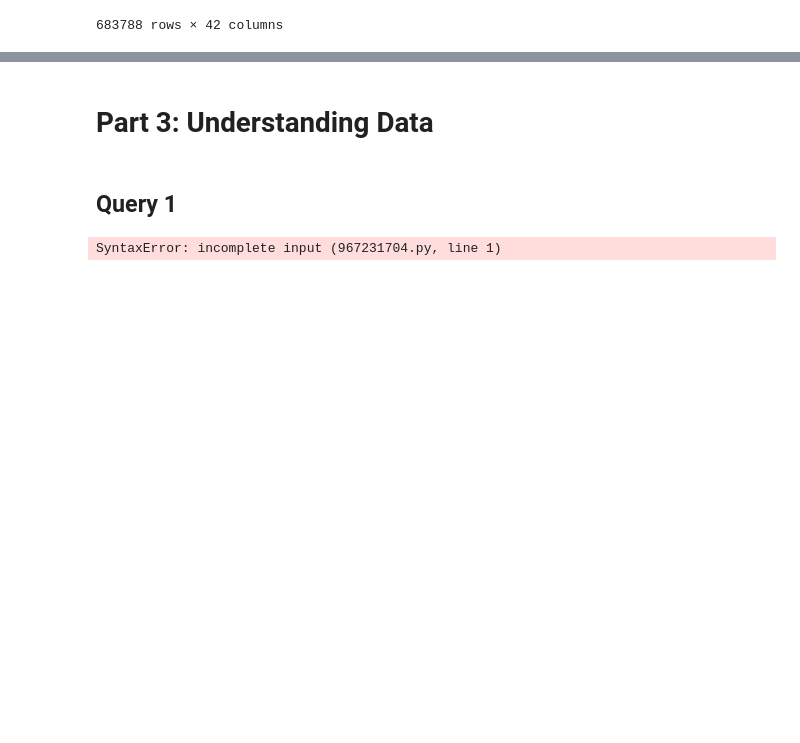
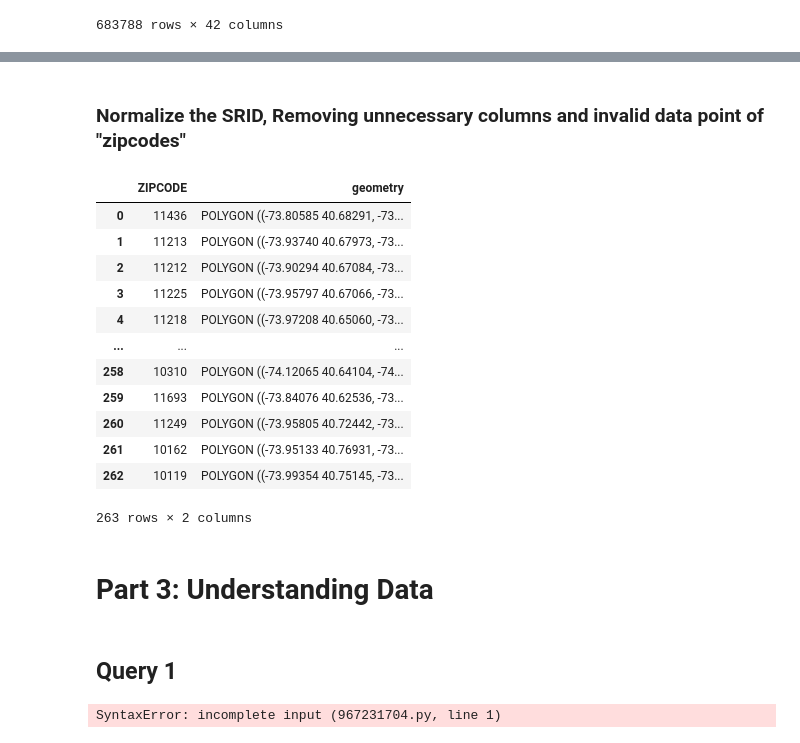
Before and after one commit to llllllllvy/4501_project, a Jupyter notebook: Project.ipynb, the cells around one changed output, grey strips where cells are left out. Cells and saved outputs as stored; diff of their text form; code cells hidden in the pictures; blank space fills up the shorter version.

```diff
--- a/Project.ipynb
+++ b/Project.ipynb
@@ -135,3 +181,35 @@ with open(dateTree_file_path, "w", encoding='utf-8') as csv_file:
+# %% [markdown]
+### Normalize the SRID, Removing unnecessary columns and invalid data point of "zipcodes"
+# %%
+# 从 Shapefile 文件加载 GeoDataFrame
+file_path = '/Users/yoyo/Desktop/4501/Project/data/nyc_zipcodes.shp'
+gdf = gpd.read_file(file_path)
+
+target_srid = "4326"
+
+gdf_epsg = gdf.to_crs(epsg=target_srid)
+# print(gdf.crs)
+
+gdf_epsg = gdf_epsg.drop(['BLDGZIP','PO_NAME','POPULATION','AREA','STATE','COUNTY','ST_FIPS','CTY_FIPS','URL','SHAPE_AREA','SHAPE_LEN'], axis=1)
+
+# 处理缺失值
+gdf_epsg = gdf_epsg.dropna()
+
+gdf_epsg
+# %% [output]
+|  | ZIPCODE | geometry |
+| 0 | 11436 | POLYGON ((-73.80585 40.68291, -73... |
+| 1 | 11213 | POLYGON ((-73.93740 40.67973, -73... |
+| 2 | 11212 | POLYGON ((-73.90294 40.67084, -73... |
+| 3 | 11225 | POLYGON ((-73.95797 40.67066, -73... |
+| 4 | 11218 | POLYGON ((-73.97208 40.65060, -73... |
+| ... | ... | ... |
+| 258 | 10310 | POLYGON ((-74.12065 40.64104, -74... |
+| 259 | 11693 | POLYGON ((-73.84076 40.62536, -73... |
+| 260 | 11249 | POLYGON ((-73.95805 40.72442, -73... |
+| 261 | 10162 | POLYGON ((-73.95133 40.76931, -73... |
+| 262 | 10119 | POLYGON ((-73.99354 40.75145, -73... |
+263 rows × 2 columns
 # %% [markdown]
 # Part 3: Understanding Data
 # %% [markdown]
```
Also changed, not shown: parts of 5 cells of this notebook, 1 other file.
